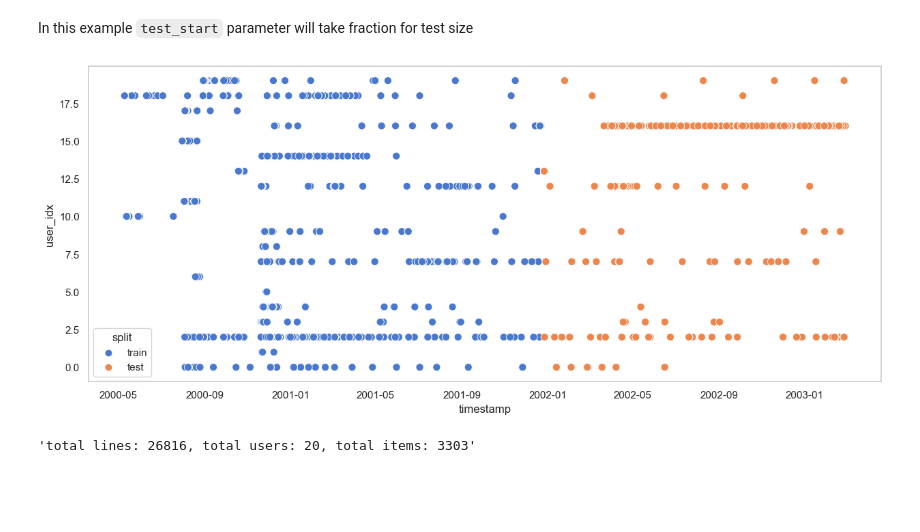
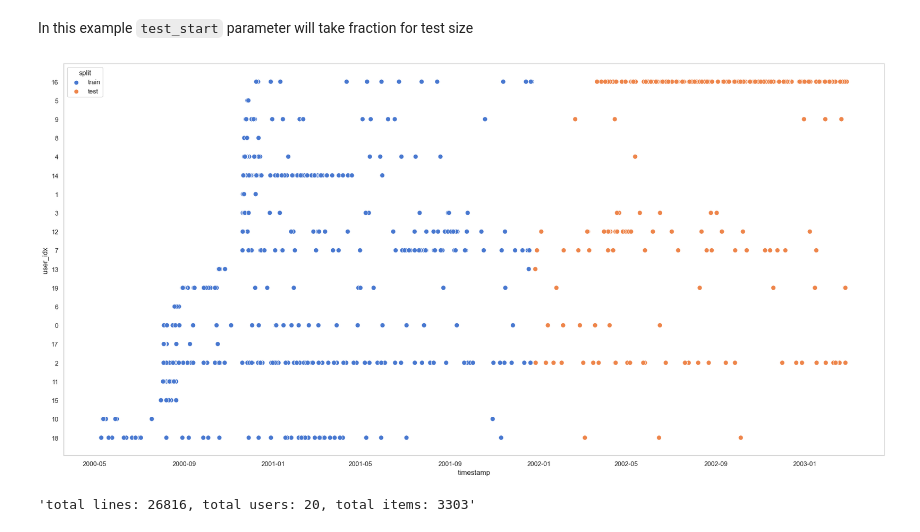
Before and after one commit to fonhorst/RePlay, a Jupyter notebook: experiments/04_splitters.ipynb, the cells around one changed output. Cells and saved outputs as stored; diff of their text form; code cells hidden in the pictures; blank space fills up the shorter version.

```diff
--- a/experiments/04_splitters.ipynb
+++ b/experiments/04_splitters.ipynb
@@ -33,7 +33,7 @@ sns.set_theme(style="whitegrid", palette="muted")
 
 Download the dataset **MovieLens** and preprocess it with `DataPreparator` and `Indexer`
 # %%
-ratings = pd.read_csv('./experiments/data/ml1m_ratings.dat',sep="\t",names=["userId", "itemId", "relevance", "timestamp"],engine='python')
+ratings = pd.read_csv('./data/ml1m_ratings.dat',sep="\t",names=["userId", "itemId", "relevance", "timestamp"],engine='python')
 # %%
 ratings.head(5)
 # %% [output]
@@ -84,16 +84,15 @@ log_limit_20 = log.filter("user_idx < 20")
 # %% [markdown]
 Function for viewing `train`, `test` data
 # %%
-def show_train_test(train, test, user_cat, figs=(15,6),alph=1):
-    plt.figure(figsize=figs)
+def show_train_test(train, test):
+    plt.figure(figsize=(25,12))
     train_plt = train.toPandas()
     train_plt["split"] = 'train'
     test_plt = test.toPandas()
     test_plt["split"] = 'test'
     pd_for_print = pd.concat((train_plt, test_plt), axis=0)
-    if user_cat:
-        pd_for_print["user_idx"] = pd_for_print["user_idx"].astype(str)
-    sns.scatterplot(data=pd_for_print, x="timestamp", y="user_idx", hue="split",s=8*8,alpha=alph)
+    pd_for_print["user_idx"] = pd_for_print["user_idx"].astype(str)
+    sns.scatterplot(data=pd_for_print, x="timestamp", y="user_idx", hue="split",s=8*8)
     plt.autoscale(enable=True, axis='x')
     plt.grid(False)
     plt.show()
@@ -135,9 +134,9 @@ date_splitter = DateSplitter(
 # %%
 train, test = date_splitter.split(log_limit_20)
 # %%
-show_train_test(train, test, 0)
+show_train_test(train, test)
 # %% [output]
-[figure, old version]
+[figure, new version]
 # %%
 get_log_info(train)
 # %% [output]
```
Also changed, not shown: parts of 30 cells of this notebook.
